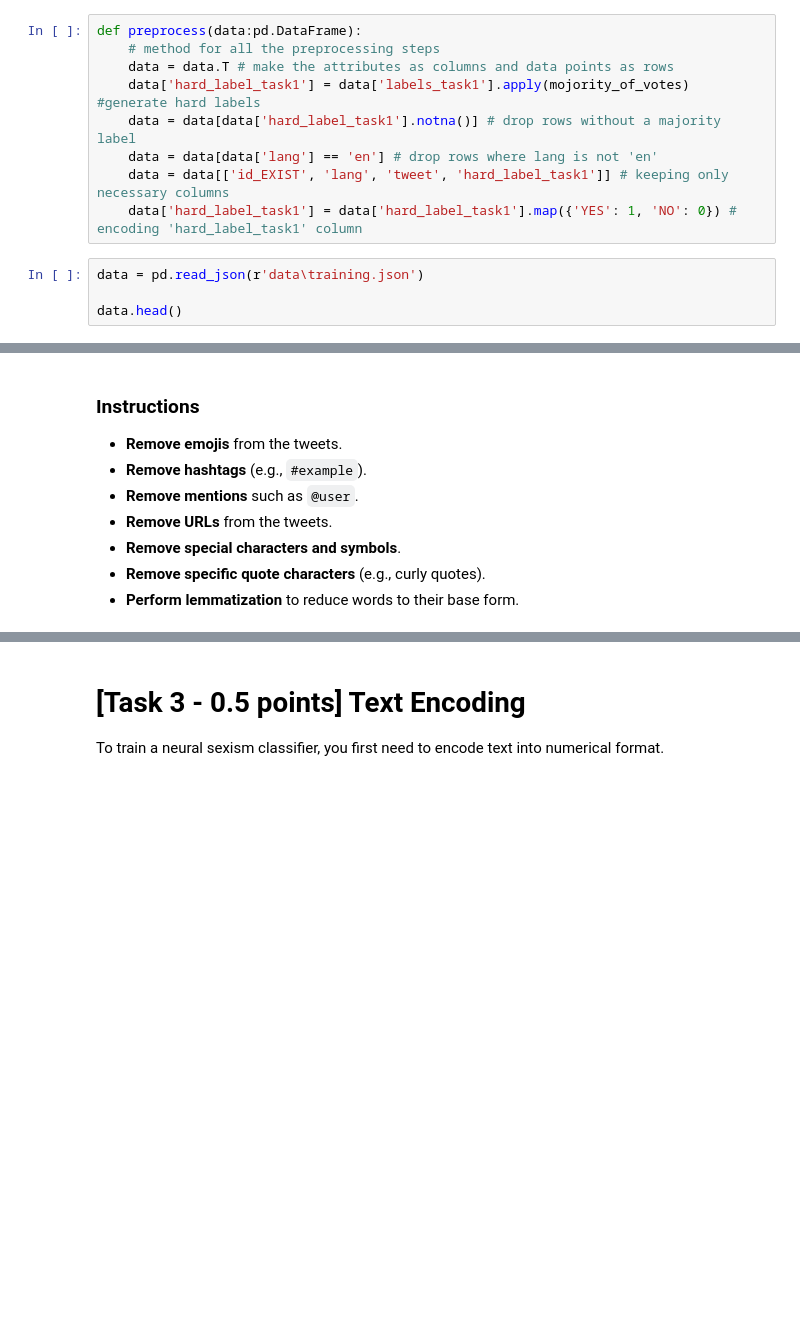
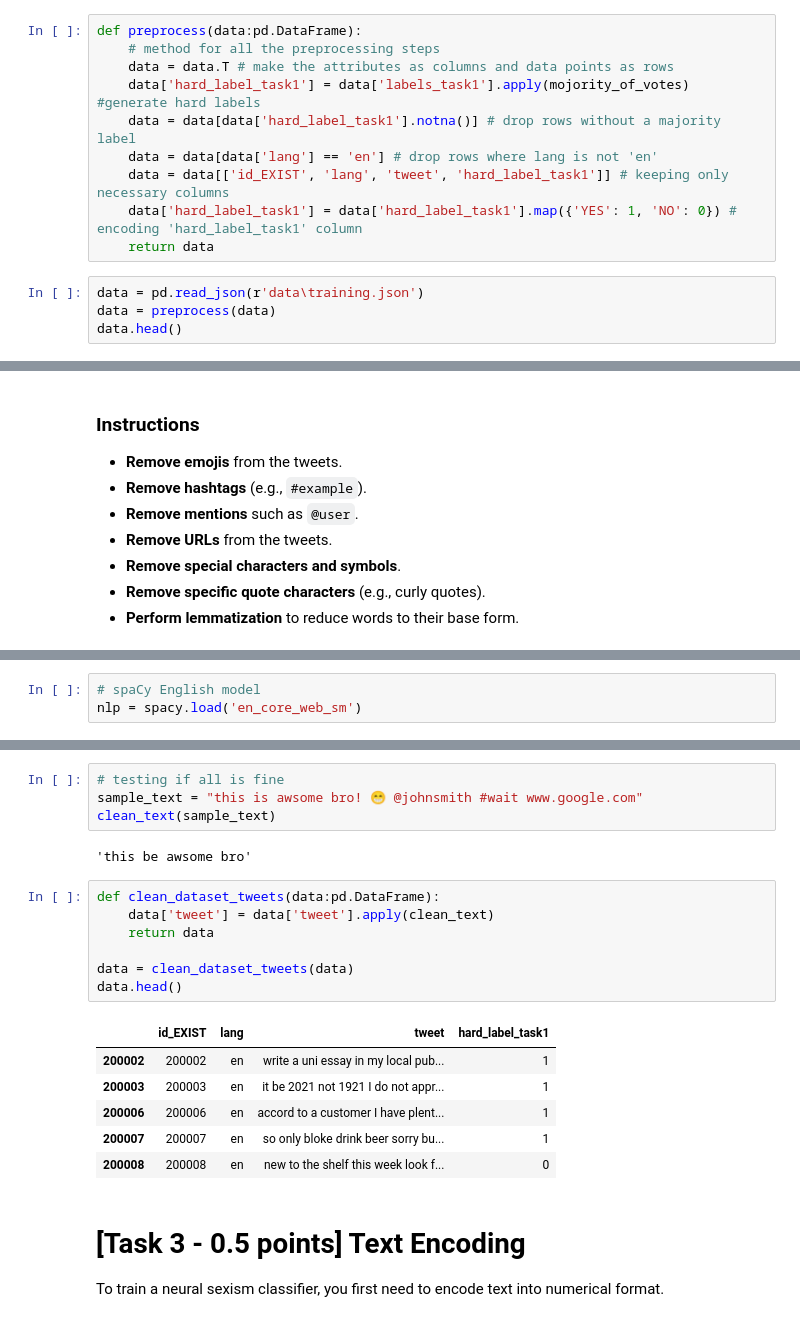
Before and after one commit to kazemihabib/nlp_assignment_1, a Jupyter notebook: Assignment1-2425.ipynb, the cells around one changed output, grey strips where cells are left out. Saved outputs shown, nothing was run; the diff lists cells and outputs as text; blank space fills up the shorter version.

Commit message:
finished task 3

```diff
--- a/Assignment1-2425.ipynb
+++ b/Assignment1-2425.ipynb
@@ -100,9 +104,10 @@ def preprocess(data:pd.DataFrame):
     data = data[data['lang'] == 'en'] # drop rows where lang is not 'en'
     data = data[['id_EXIST', 'lang', 'tweet', 'hard_label_task1']] # keeping only necessary columns
     data['hard_label_task1'] = data['hard_label_task1'].map({'YES': 1, 'NO': 0}) # encoding 'hard_label_task1' column
+    return data
 # %%
 data = pd.read_json(r'data\training.json')
-
+data = preprocess(data)
 data.head()
 # %% [output]
 |  | id_EXIST | lang | tweet | hard_label_task1 |
@@ -126,0 +154,3 @@ In the context of tweets, we have noisy and informal data that often includes un
+# %%
+# spaCy English model
+nlp = spacy.load('en_core_web_sm')
@@ -127,3 +201,23 @@ In the context of tweets, we have noisy and informal data that often includes un
+# %%
+# testing if all is fine
+sample_text = "this is awsome bro! 😁 @johnsmith #wait www.google.com"
+clean_text(sample_text)
+# %% [output]
+'this be awsome bro'
+# %%
+def clean_dataset_tweets(data:pd.DataFrame):
+    data['tweet'] = data['tweet'].apply(clean_text)
+    return data
+
+data = clean_dataset_tweets(data)
+data.head()
+# %% [output]
+|  | id_EXIST | lang | tweet | hard_label_task1 |
+| 200002 | 200002 | en | write a uni essay in my local pub... | 1 |
+| 200003 | 200003 | en | it be 2021 not 1921 I do not appr... | 1 |
+| 200006 | 200006 | en | accord to a customer I have plent... | 1 |
+| 200007 | 200007 | en | so only bloke drink beer sorry bu... | 1 |
+| 200008 | 200008 | en | new to the shelf this week look f... | 0 |
 # %% [markdown]
 # [Task 3 - 0.5 points] Text Encoding
 To train a neural sexism classifier, you first need to encode text into numerical format.
```
Also changed, not shown: parts of 11 cells of this notebook, 1 other file.
